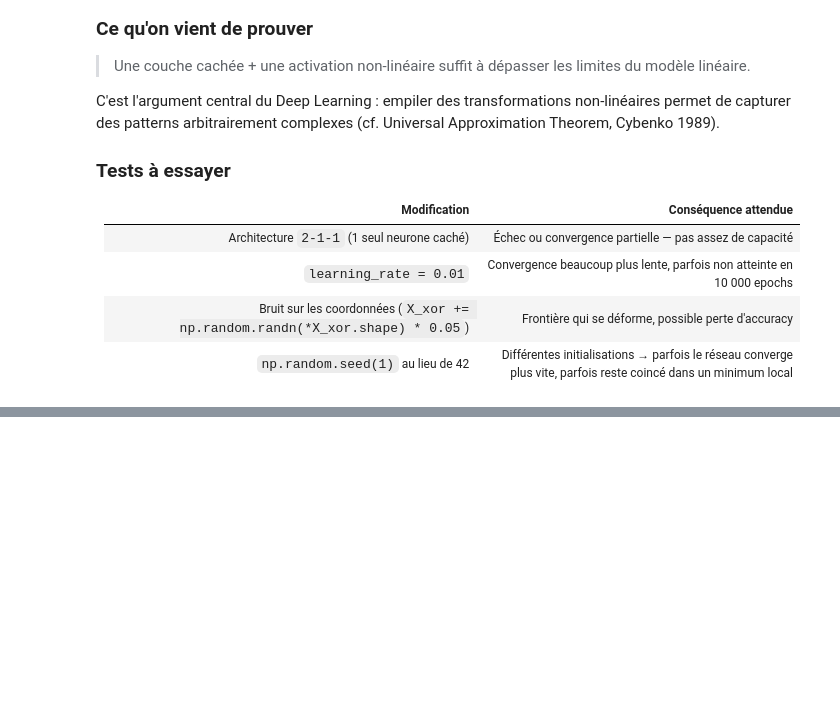
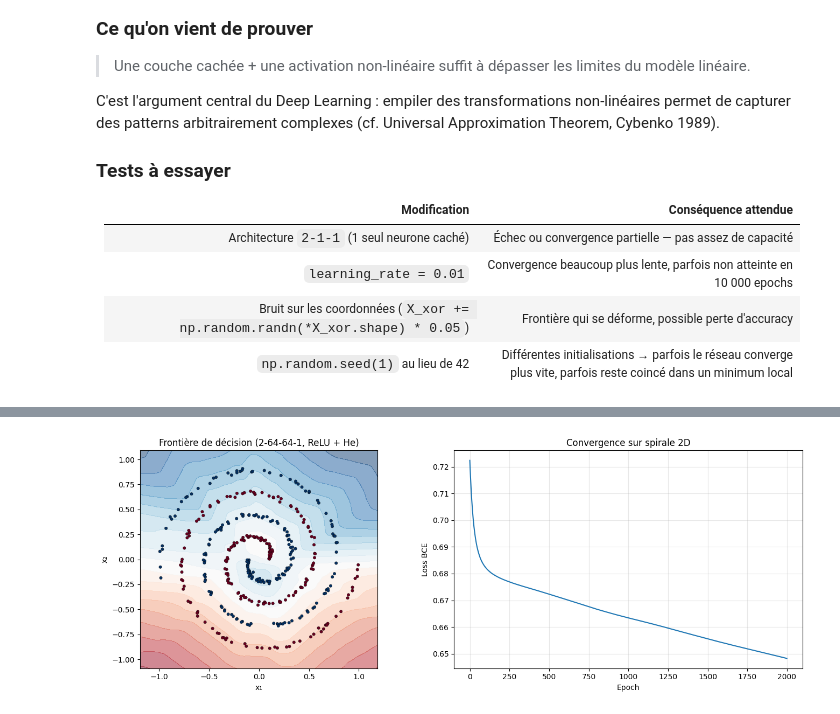
Before and after one commit to Hakim78/deeplearning-j1-pmc-from-scratch-djaalal-hakim, a Jupyter notebook: pmc-from-scratch.ipynb, the cells around one changed output, grey strips where cells are left out. Drawn from its saved outputs; the diff is of its cells as text; code cells hidden in the pictures; blank space fills up the shorter version.

```diff
--- a/pmc-from-scratch.ipynb
+++ b/pmc-from-scratch.ipynb
@@ -343,0 +480,31 @@ C'est l'argument central du Deep Learning : empiler des transformations non-lin
+# %%
+# ---- Frontière de décision ----
+h = 0.02
+xx, yy = np.meshgrid(
+    np.arange(X[:, 0].min() - 0.2, X[:, 0].max() + 0.2, h),
+    np.arange(X[:, 1].min() - 0.2, X[:, 1].max() + 0.2, h),
+)
+grid = np.c_[xx.ravel(), yy.ravel()]
+a1g = relu(grid @ W1 + b1)
+a2g = relu(a1g @ W2 + b2)
+zg = sigmoid(a2g @ W3 + b3).reshape(xx.shape)
+
+# ---- Plot côte à côte ----
+fig, axes = plt.subplots(1, 2, figsize=(14, 5))
+
+axes[0].contourf(xx, yy, zg, levels=20, alpha=0.5, cmap='RdBu')
+axes[0].scatter(X[:, 0], X[:, 1], c=y, cmap='RdBu',
+                s=15, edgecolors='black', linewidths=0.3)
+axes[0].set_title("Frontière de décision (2-64-64-1, ReLU + He)")
+axes[0].set_xlabel("x₁"); axes[0].set_ylabel("x₂")
+axes[0].set_aspect('equal')
+
+axes[1].plot(losses)
+axes[1].set_xlabel("Epoch"); axes[1].set_ylabel("Loss BCE")
+axes[1].set_title("Convergence sur spirale 2D")
+axes[1].grid(alpha=0.3)
+
+plt.tight_layout()
+plt.show()
+# %% [output]
+[figure, added]
```
Also changed, not shown: parts of 4 cells of this notebook.
